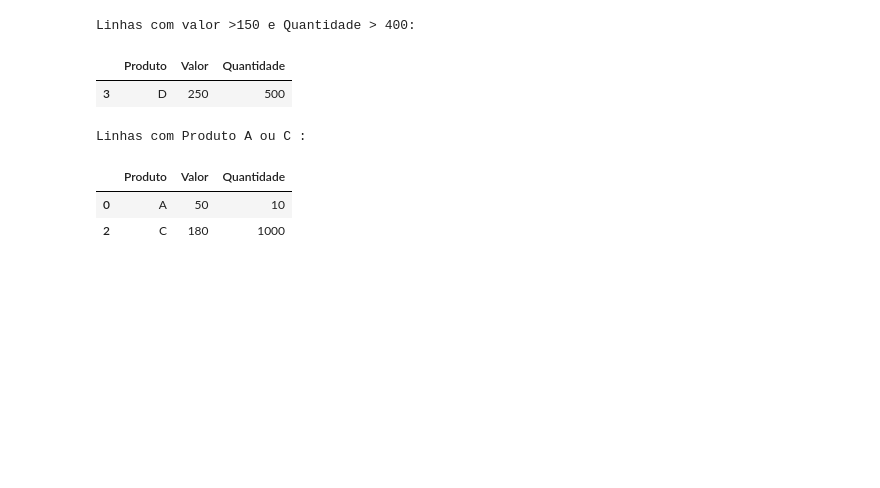
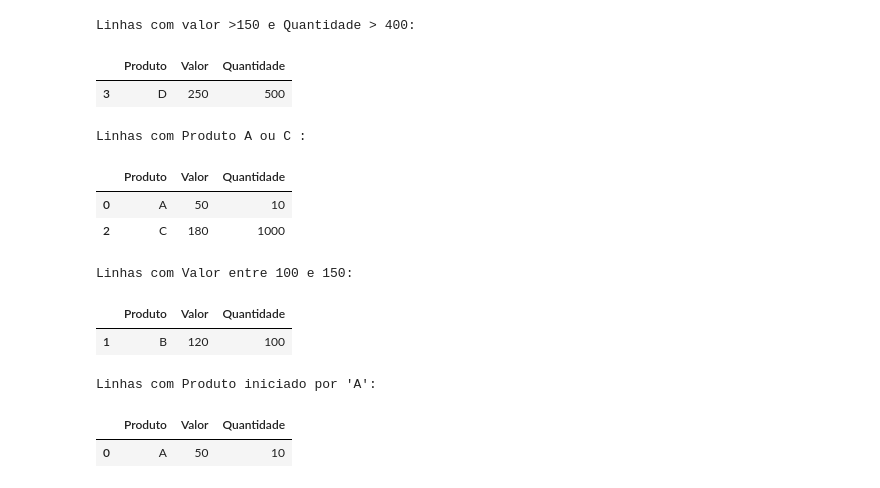
Before and after one commit to Davi-dev1/Primeiro-C-digo-em-Python, a Jupyter notebook: ManipulaçãodeDados.ipynb, the cells around one changed output. Drawn from its saved outputs; the diff is of its cells as text; code cells hidden in the pictures; blank space fills up the shorter version.

```diff
--- a/ManipulaçãodeDados.ipynb
+++ b/ManipulaçãodeDados.ipynb
@@ -39,3 +39,19 @@ Linhas com Produto A ou C :
 |  | Produto | Valor | Quantidade |
 | 0 | A | 50 | 10 |
 | 2 | C | 180 | 1000 |
+# %%
+filtro4 =df[df['Valor '].between(100,150)]
+print("\nLinhas com Valor entre 100 e 150:")
+filtro4 ##O between verifica se existe linha entre 1 valor e outro
+# %% [output]
+Linhas com Valor entre 100 e 150:
+|  | Produto | Valor | Quantidade |
+| 1 | B | 120 | 100 |
+# %%
+filtro5 = df[df['Produto'].str.contains('^A')]
+print("\nLinhas com Produto iniciado por 'A':")
+filtro5
+# %% [output]
+Linhas com Produto iniciado por 'A':
+|  | Produto | Valor | Quantidade |
+| 0 | A | 50 | 10 |
```
Also changed, not shown: parts of 1 cell of this notebook.
